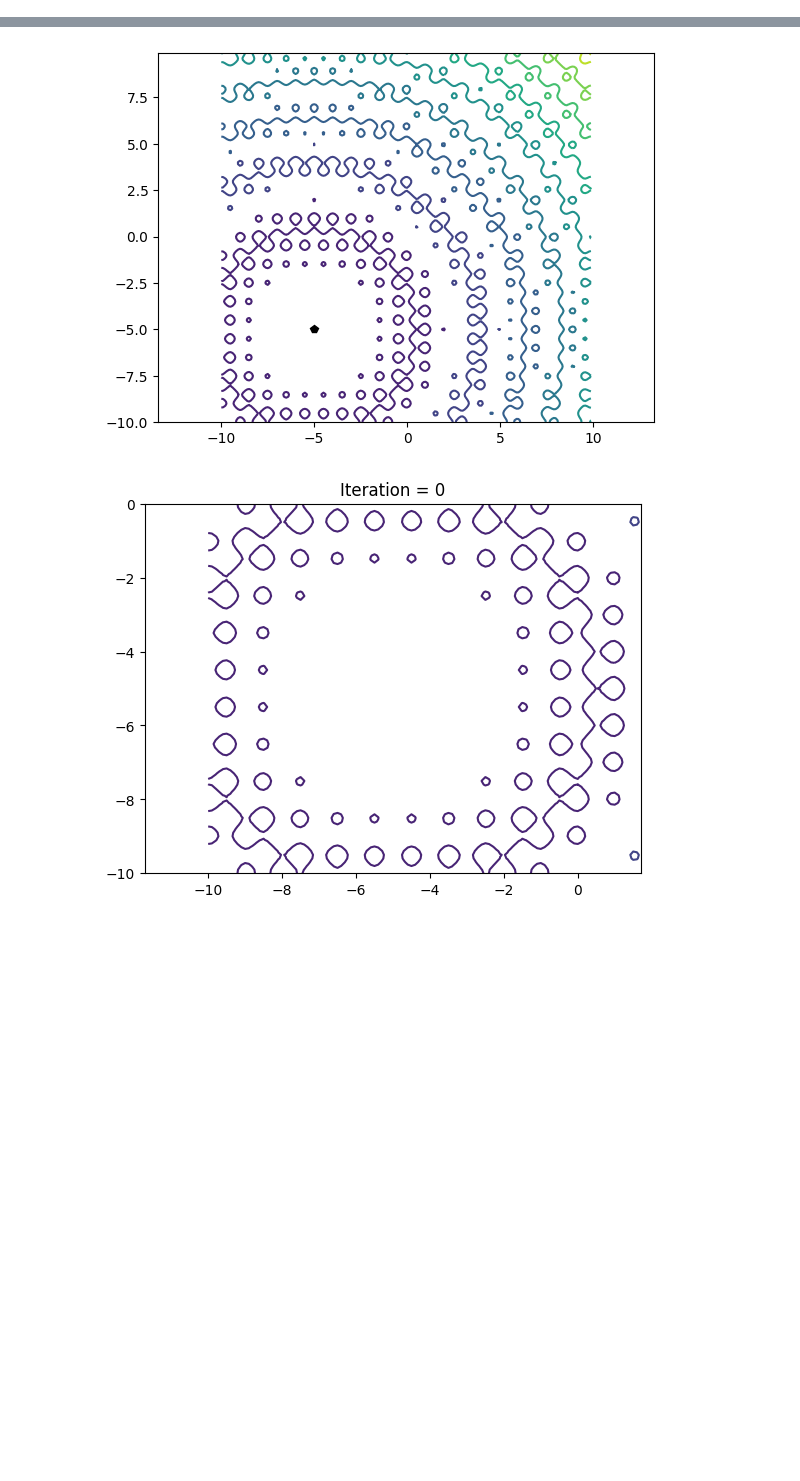
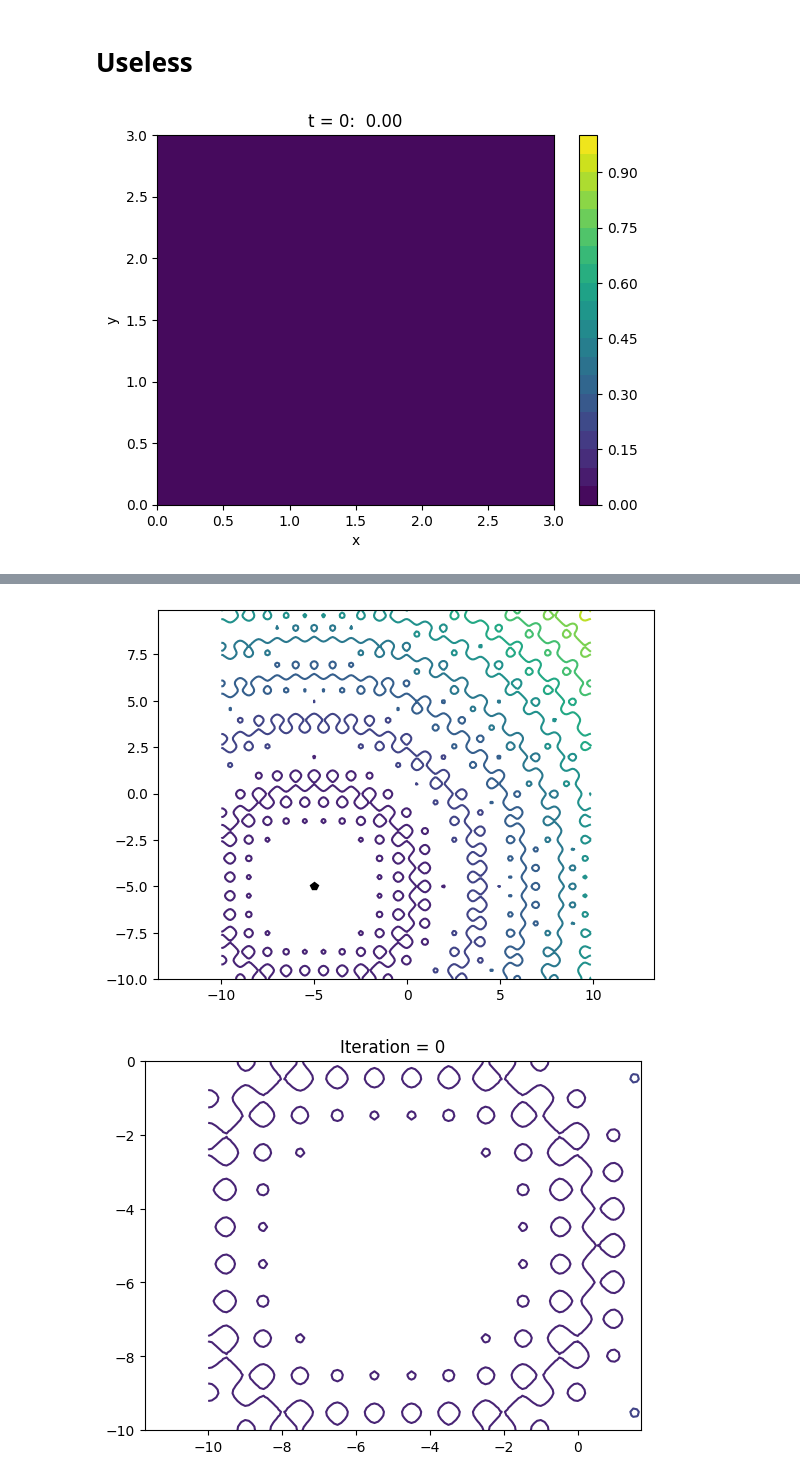
Before and after one commit to garfield-gray/Soft-Computing, a Jupyter notebook: MNSV.ipynb, the cells around one changed output, grey strips where cells are left out. Cells and saved outputs as stored; diff of their text form; code cells hidden in the pictures; blank space fills up the shorter version.

```diff
--- a/MNSV.ipynb
+++ b/MNSV.ipynb
@@ -27,7 +31,7 @@ NP = NS * (NS + 3) // 2
 # R1 = np.tile(R[0, :], (NP, 1))
 # R2 = np.tile(R[1, :], (NP, 1))
 x = np.random.uniform(R[0, 0], R[0, 1], (NP, 2))
-f = ObjF_S1(x)                   #evaluation
+f = OBJ_F(x)                   #evaluation
 for it in range(MAXIT):
   ind = np.argsort(f)
   x = x[ind[:NS]]                                         # choosing the best points
@@ -36,7 +40,7 @@ for it in range(MAXIT):
   for i in range(NS):
     x = np.append(x, np.random.multivariate_normal(x[i], z, (NS-i)), axis=0)  # appending new points
   x = np.minimum(np.maximum(x, R[:,0]), R[:,1])     # making sure we're in right bounderies
-  f = ObjF_S1(x)                     #evaluation
+  f = OBJ_F(x)                     #evaluation
   xb.append(x[np.argmin(f)])  #save the best
   Best.append(np.min(f))
   #plot
@@ -66,0 +73,2 @@ xb
+# %%
+ObjF_S2 = lambda x: 100*np.power(np.abs(x[:,1]-0.01*np.power(x[:,0], 2)),0.5)+0.01*np.abs(x[:,0]+10)
@@ -66,0 +137,2 @@ xb
+# %%
+ObjF_S3 = lambda x: 100*np.power(x[:,1]-np.power(x[:,0], 2), 2) + np.power((1-x[:,0]), 2)
@@ -66,0 +204,2 @@ xb
+# %%
+ObjF_S4 = lambda x: np.power(1.5-x[:,0]+x[:,0]*x[:,1], 2) + np.power(2.25-x[:,0]+x[:,0]*np.power(x[:,1], 2), 2) + np.power(2.625-x[:,0]+x[:,0]*np.power(x[:,1], 3), 2)
@@ -66,0 +269,41 @@ xb
+# %% [markdown]
+# Useless
+# %%
+import pylab as plt
+import numpy
+import matplotlib.animation as animation
+#plt.rcParams['animation.ffmpeg_path'] = r"C:\some_path\ffmpeg.exe"   # if necessary
+
+# Generate data for plotting
+Lx = Ly = 3
+Nx = Ny = 11
+Nt = 20
+x = numpy.linspace(0, Lx, Nx)
+y = numpy.linspace(0, Ly, Ny)
+x,y = numpy.meshgrid(x,y)
+z0 = numpy.exp(-(x-Lx/2)**2-(y-Ly/2)**2)   # 2 dimensional Gaussian
+
+def some_data(i):   # function returns a 2D data array
+    return z0 * (i/Nt)
+
+fig = plt.figure()
+ax = plt.axes(xlim=(0, Lx), ylim=(0, Ly), xlabel='x', ylabel='y')
+
+cvals = numpy.linspace(0,1,Nt+1)      # set contour values
+cont = plt.contourf(x, y, some_data(0), cvals)    # first image on screen
+plt.colorbar()
+
+# animation function
+def animate(i):
+    global cont
+    z = some_data(i)
+    for c in cont.collections:
+        c.remove()  # removes only the contours, leaves the rest intact
+    cont = plt.contourf(x, y, z, cvals)
+    plt.title('t = %i:  %.2f' % (i,z[5,5]))
+    return cont
+
+anim = animation.FuncAnimation(fig, animate, frames=Nt, repeat=False)
+anim.save('animation.mp4', writer=animation.FFMpegWriter())
+# %% [output]
+[figure, added]
```
Also changed, not shown: parts of 19 cells of this notebook.
